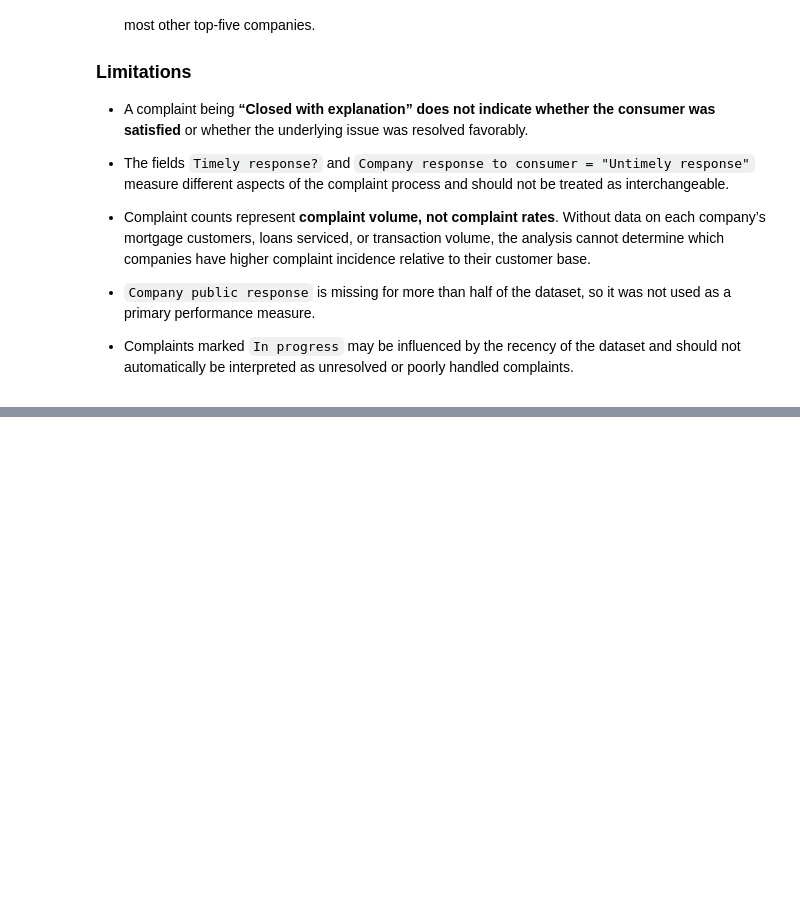
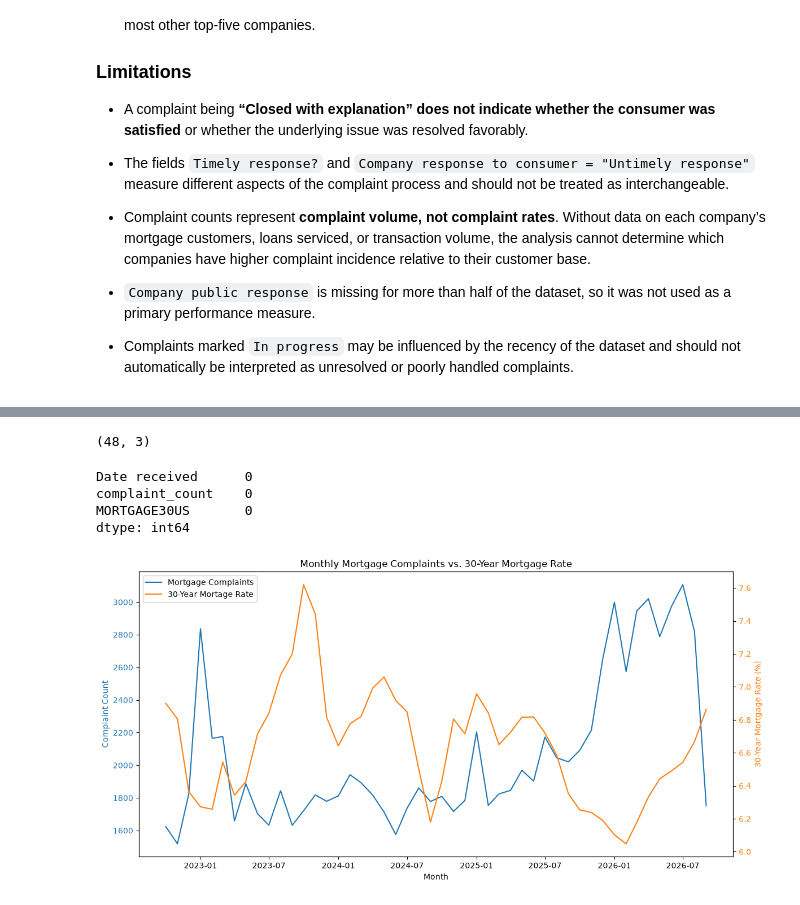
Before and after one commit to alanarroyo98/financial-services-complaints-analytics, a Jupyter notebook: notebooks/01_cfpb_eda.ipynb, the cells around one changed output, grey strips where cells are left out. Drawn from its saved outputs; the diff is of its cells as text; code cells hidden in the pictures; blank space fills up the shorter version.

Commit message:
Add mortgage market enrichment and correlation analysis

```diff
--- a/notebooks/01_cfpb_eda.ipynb
+++ b/notebooks/01_cfpb_eda.ipynb
@@ -995,0 +1094,15 @@ plt.show()
+# %%
+### Matching date formatting in order to properly merge monthly_complaints dataset
+monthly_mortgage_rates["DATE"] = pd.to_datetime(
+    monthly_mortgage_rates["DATE"],
+    utc=True
+)
+# %%
+monthly_market_analysis = monthly_complaints.merge(
+    monthly_mortgage_rates,
+    left_on="Date received",
+    right_on="DATE",
+    how="left"
+)
+# %%
+monthly_market_analysis = monthly_market_analysis.drop(columns="DATE")
@@ -995,0 +1118,45 @@ plt.show()
+# %%
+monthly_market_analysis.shape
+# %% [output]
+(48, 3)
+# %%
+monthly_market_analysis.isna().sum()
+# %% [output]
+Date received      0
+complaint_count    0
+MORTGAGE30US       0
+dtype: int64
+# %%
+fig, ax1 = plt.subplots(figsize=(12, 6))
+
+line1 = ax1.plot(
+    monthly_market_analysis["Date received"],
+    monthly_market_analysis["complaint_count"],
+    color="tab:blue",
+    label="Mortgage Complaints"
+)
+ax1.set_xlabel("Month")
+ax1.set_ylabel("Complaint Count", color="tab:blue")
+ax1.tick_params(axis="y", labelcolor="tab:blue")
+
+ax2 = ax1.twinx()
+
+line2 = ax2.plot(
+    monthly_market_analysis["Date received"],
+    monthly_market_analysis["MORTGAGE30US"],
+    color="tab:orange",
+    label="30-Year Mortage Rate"
+)
+ax2.set_ylabel("30-Year Mortgage Rate (%)", color="tab:orange")
+ax2.tick_params(axis="y", labelcolor="tab:orange")
+
+lines = line1 + line2
+labels = [line.get_label() for line in lines]
+
+ax1.legend(lines, labels, loc="upper left")
+
+plt.title("Monthly Mortgage Complaints vs. 30-Year Mortgage Rate")
+fig.tight_layout()
+plt.show()
+# %% [output]
+[figure, added]
```
Also changed, not shown: parts of 50 cells of this notebook, 1 other file.
